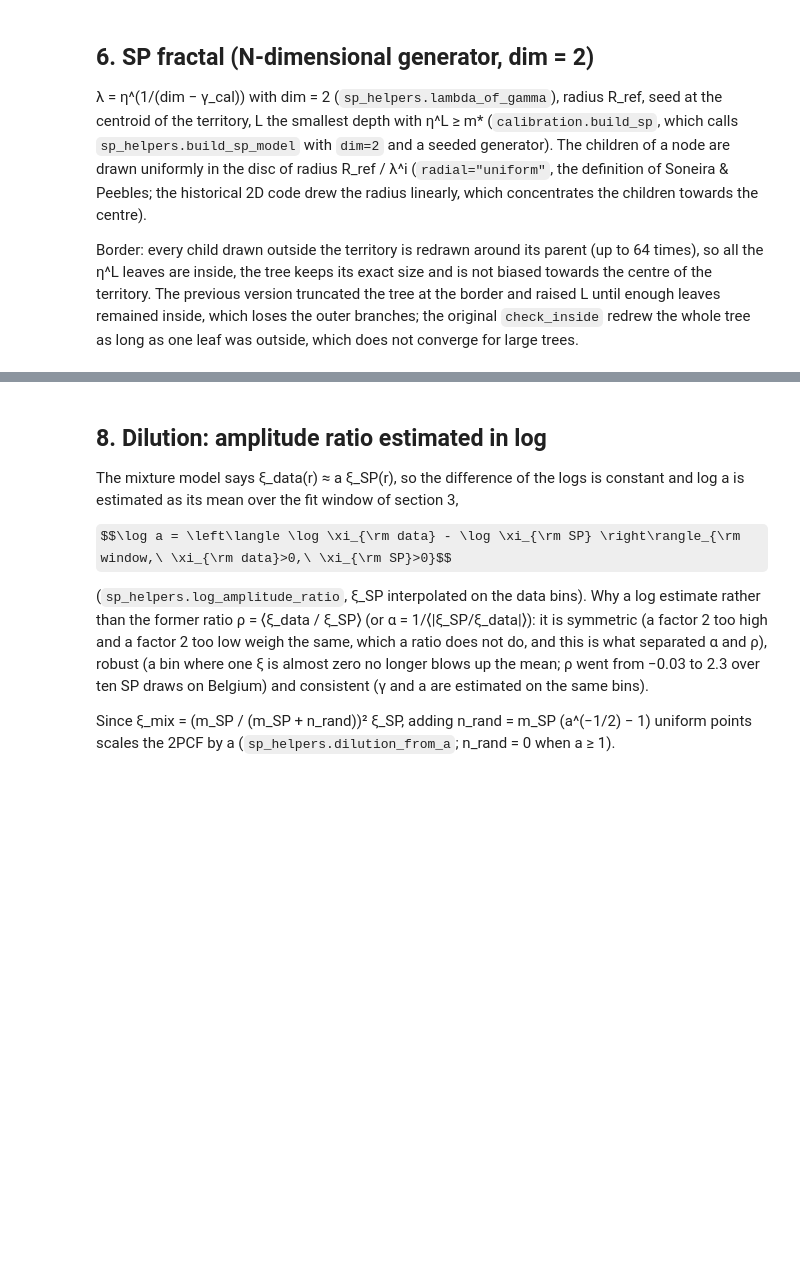
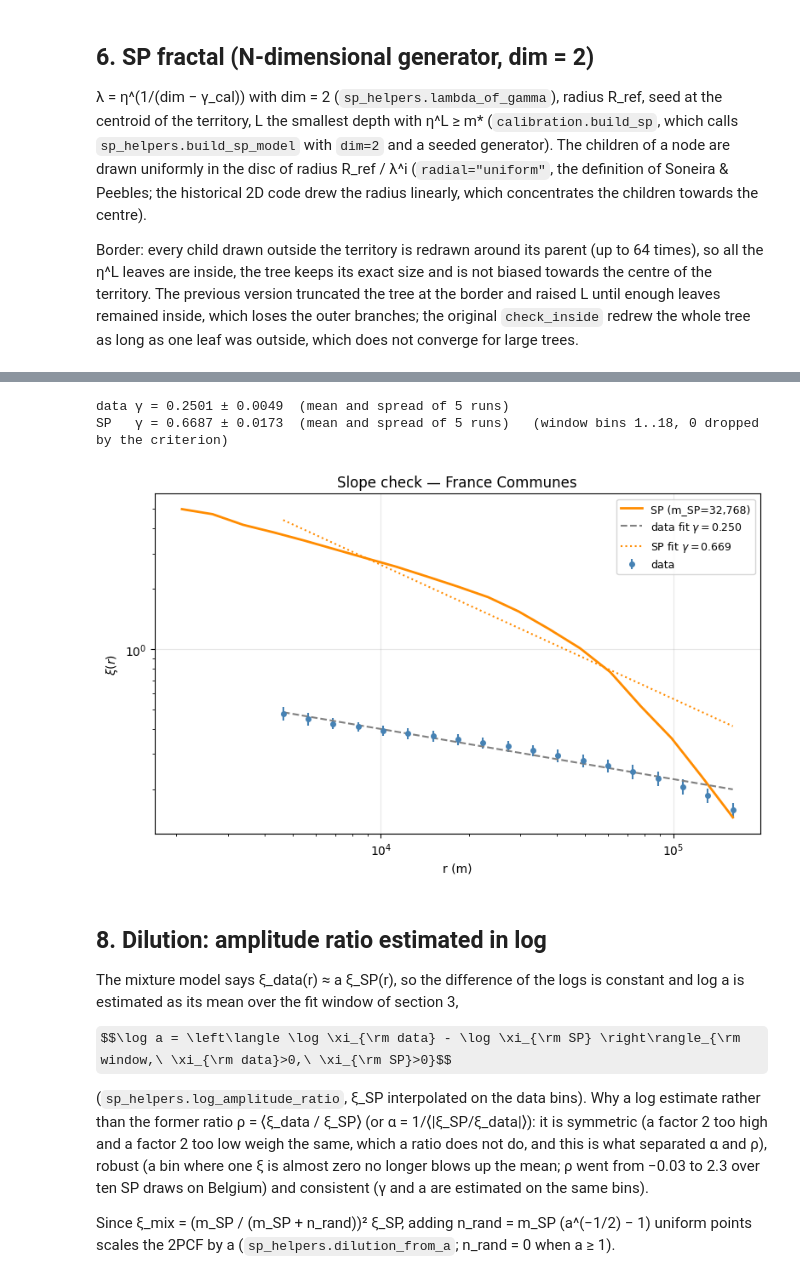
Before and after one commit to Presigny/fake_world, a Jupyter notebook: notebooks/emile_2026/calibration/france_municipalities.ipynb, the cells around one changed output, grey strips where cells are left out. Saved outputs shown, nothing was run; the diff lists cells and outputs as text; code cells hidden in the pictures; some formulas as TeX source; blank space fills up the shorter version.

```diff
--- a/notebooks/emile_2026/calibration/france_municipalities.ipynb
+++ b/notebooks/emile_2026/calibration/france_municipalities.ipynb
@@ -223,24 +288,29 @@ applied to the DD counts of the SP points).
 # %%
-r_e_sp, l_xi_sp, counts_sp = cal.sp_2pcf(pos_sp, gdf_edge, crs, rmax, return_counts=True)
+runs_sp = cal.sp_2pcf_runs(pos_sp, gdf_edge, crs, rmax)       # N_GAMMA_RUNS runs, as for the data
+r_e_sp, l_xi_sp, counts_sp = runs_sp["r_edges"], runs_sp["l_xi"], runs_sp["counts"]
 xi_sp = cal._xi_mean(r_e_sp, l_xi_sp)
 r_e_sp = r_e_sp[:len(xi_sp)]
-gamma_sp, r0_sp, gamma_sp_err, _, (mask_sp, win_sp) = cal.fit_gamma(
-    r_e_sp, l_xi_sp, dd=counts_sp["DD"], return_window=True)
-print(f"data γ = {gamma:.4f} ± {gamma_err:.4f}")
-print(f"SP   γ = {gamma_sp:.4f} ± {gamma_sp_err:.4f}   "
+gamma_sp, r0_sp, gamma_sp_err = runs_sp["gamma"], runs_sp["r0"], runs_sp["gamma_err"]
+gamma_sp_std, mask_sp, win_sp = runs_sp["gamma_std"], runs_sp["mask"], runs_sp["win"]
+print(f"data γ = {gamma:.4f} ± {gamma_std:.4f}  (mean and spread of {runs['n_ok']} runs)")
+print(f"SP   γ = {gamma_sp:.4f} ± {gamma_sp_std:.4f}  (mean and spread of {runs_sp['n_ok']} runs)   "
       f"(window bins {win_sp['first']}..{win_sp['last']}, "
       f"{len(win_sp['dropped_min_pairs'])} dropped by the criterion)")
 
 fig, ax = plt.subplots(figsize=(8, 5))
 ax.errorbar(r_edges[1:len(xi_data)], xi_data[1:], yerr=xi_std[1:], fmt="o", color="steelblue",
             ms=4, label="data")
 ax.plot(r_e_sp[1:], xi_sp[1:], color="darkorange", lw=2, label=f"SP (m_SP={m_sp:,})")
 r_fit = np.logspace(np.log10(r_edges[1]), np.log10(r_edges[len(xi_data) - 1]), 200)
 ax.plot(r_fit, power_law(r_fit, gamma, r0), "--", color="gray", label=rf"data fit $\gamma={gamma:.3f}$")
 ax.plot(r_fit, power_law(r_fit, gamma_sp, r0_sp), ":", color="darkorange", label=rf"SP fit $\gamma={gamma_sp:.3f}$")
 ax.set_xscale("log"); ax.set_yscale("log"); ax.set_xlabel("r (m)"); ax.set_ylabel(r"$\xi(r)$")
 ax.set_title(f"Slope check — {name}"); ax.legend(fontsize=9); ax.grid(alpha=0.3)
 plt.tight_layout(); plt.show()
+# %% [output]
+data γ = 0.2501 ± 0.0049  (mean and spread of 5 runs)
+SP   γ = 0.6687 ± 0.0173  (mean and spread of 5 runs)   (window bins 1..18, 0 dropped by the criterion)
+[figure, added]
 # %% [markdown]
 ## 8. Dilution: amplitude ratio estimated in log
 
```
Also changed, not shown: parts of 13 cells of this notebook, 44 other files.
